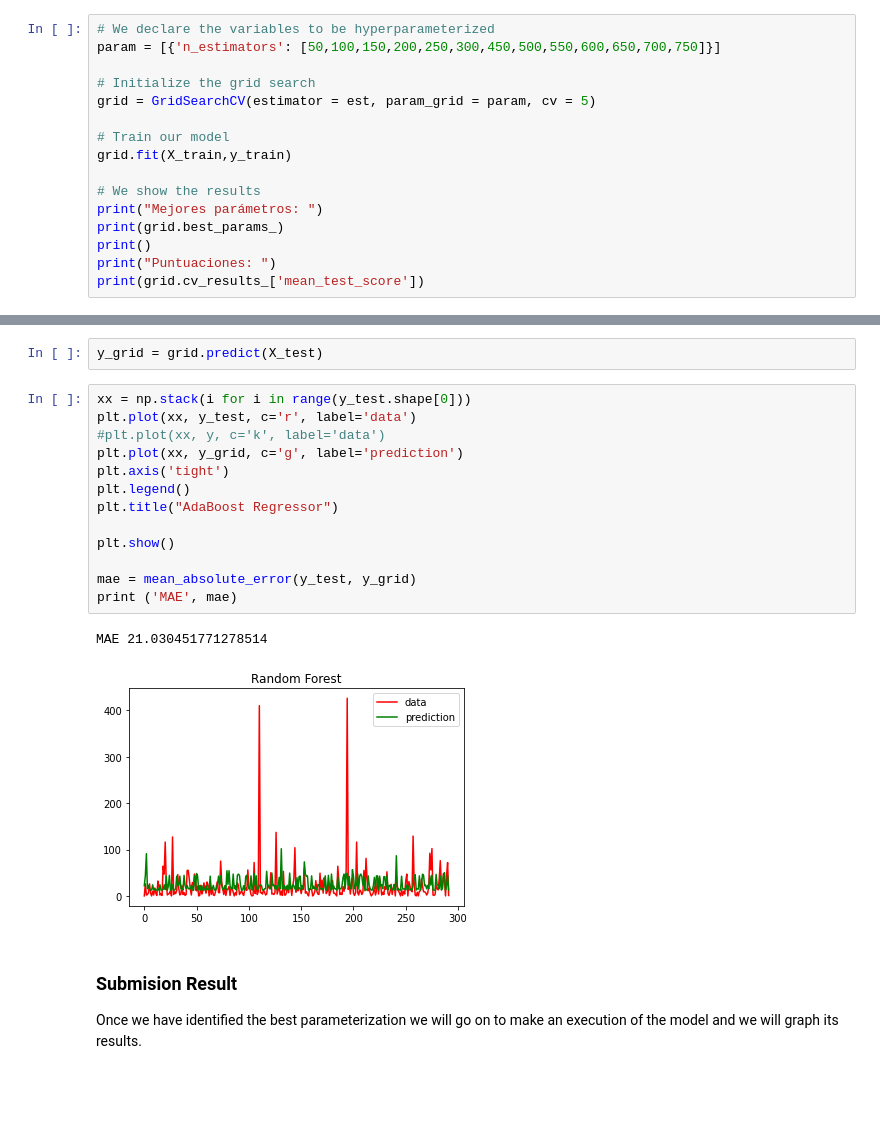
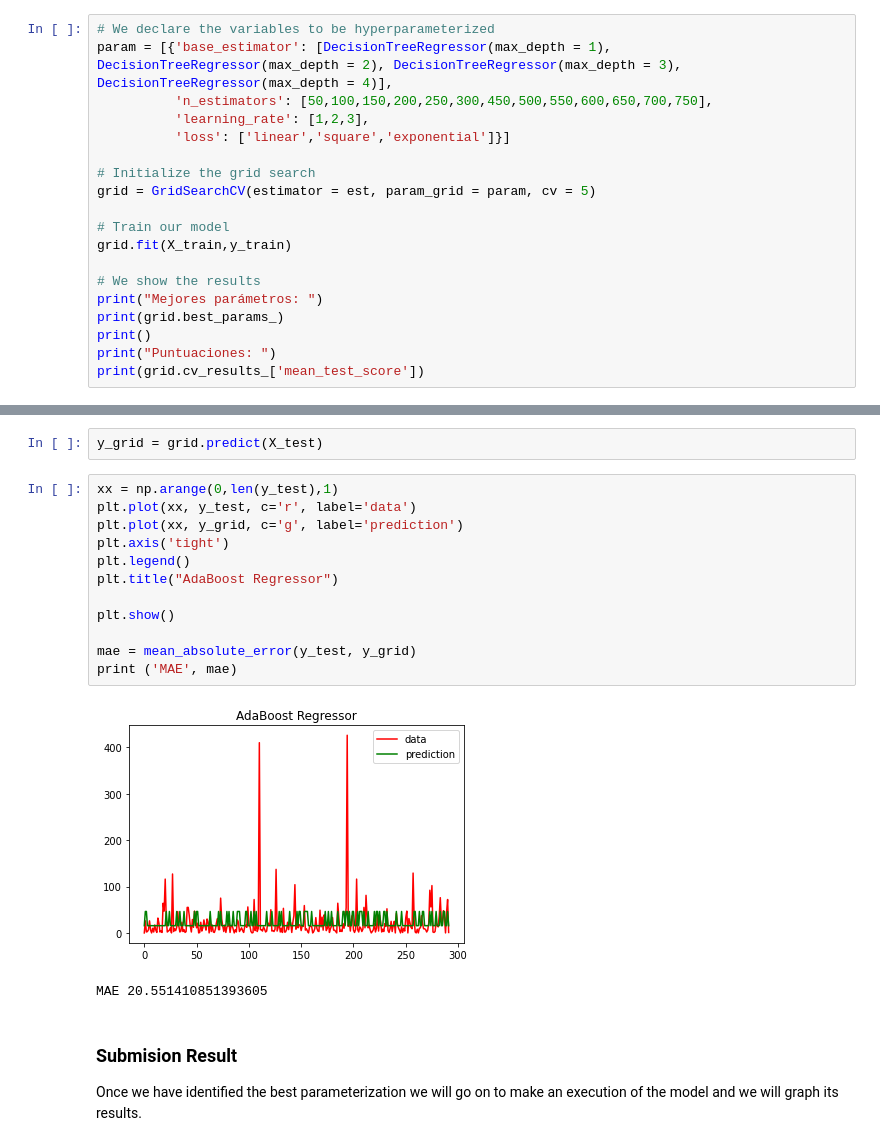
Before and after one commit to sergiosb99/SSJ_SupervisedLearning, a Jupyter notebook: Dengue_AdaBoost_Optimization.ipynb, the cells around one changed output, grey strips where cells are left out. Cells and saved outputs as stored; diff of their text form; blank space fills up the shorter version.

Commit message:
Improving the format.
The format of the notebooks has been improved to make it more visual and usable.

```diff
--- a/Dengue_AdaBoost_Optimization.ipynb
+++ b/Dengue_AdaBoost_Optimization.ipynb
@@ -88,7 +89,10 @@ est = AdaBoostRegressor()
 Grind Search generates candidates from a grid of parameter values specified with the param_grid parameter.
 # %%
 # We declare the variables to be hyperparameterized
-param = [{'n_estimators': [50,100,150,200,250,300,450,500,550,600,650,700,750]}]
+param = [{'base_estimator': [DecisionTreeRegressor(max_depth = 1), DecisionTreeRegressor(max_depth = 2), DecisionTreeRegressor(max_depth = 3), DecisionTreeRegressor(max_depth = 4)],
+          'n_estimators': [50,100,150,200,250,300,450,500,550,600,650,700,750],
+          'learning_rate': [1,2,3],
+          'loss': ['linear','square','exponential']}]
 
 # Initialize the grid search
 grid = GridSearchCV(estimator = est, param_grid = param, cv = 5)
@@ -115,21 +129,20 @@ Now, we predict with the estimator with the best parameters.
 # %%
 y_grid = grid.predict(X_test)
 # %%
-xx = np.stack(i for i in range(y_test.shape[0]))
+xx = np.arange(0,len(y_test),1)
 plt.plot(xx, y_test, c='r', label='data')
-#plt.plot(xx, y, c='k', label='data')
 plt.plot(xx, y_grid, c='g', label='prediction')
 plt.axis('tight')
 plt.legend()
 plt.title("AdaBoost Regressor")
 
 plt.show()
 
 mae = mean_absolute_error(y_test, y_grid)
 print ('MAE', mae)
 # %% [output]
+[figure, new version]
-MAE 21.030451771278514
+MAE 20.551410851393605
-[figure, old version]
 # %% [markdown]
 ### Submision Result
 
```
Also changed, not shown: parts of 10 cells of this notebook, 5 other files.
